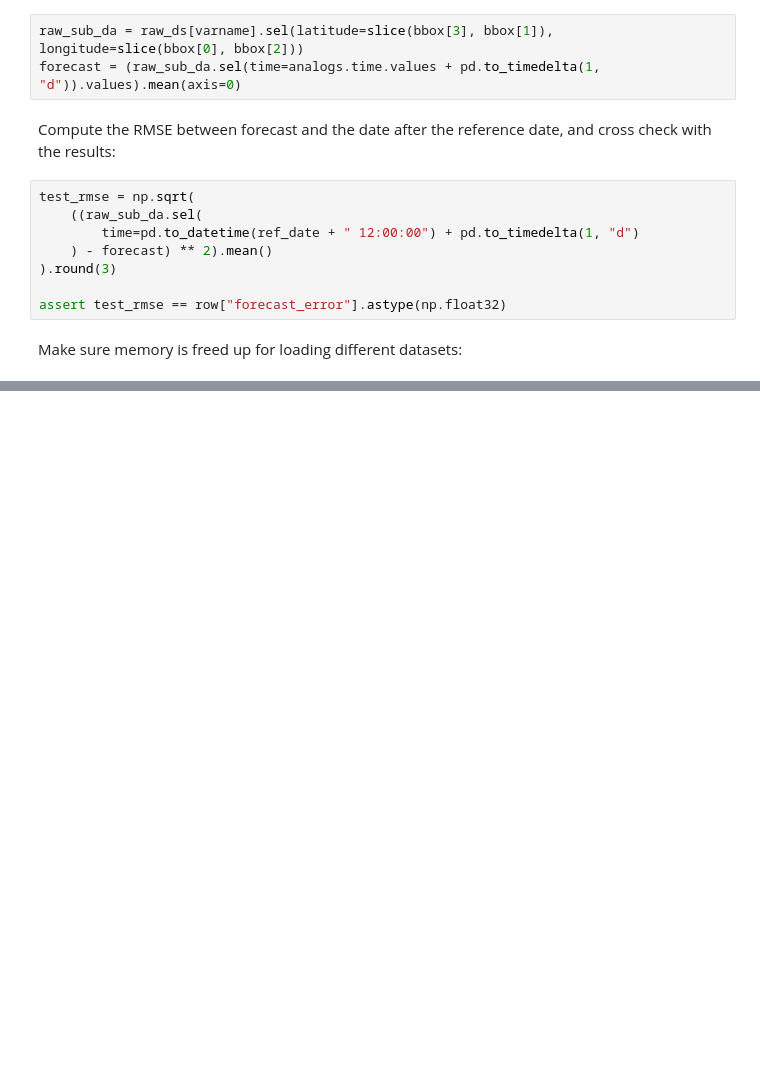
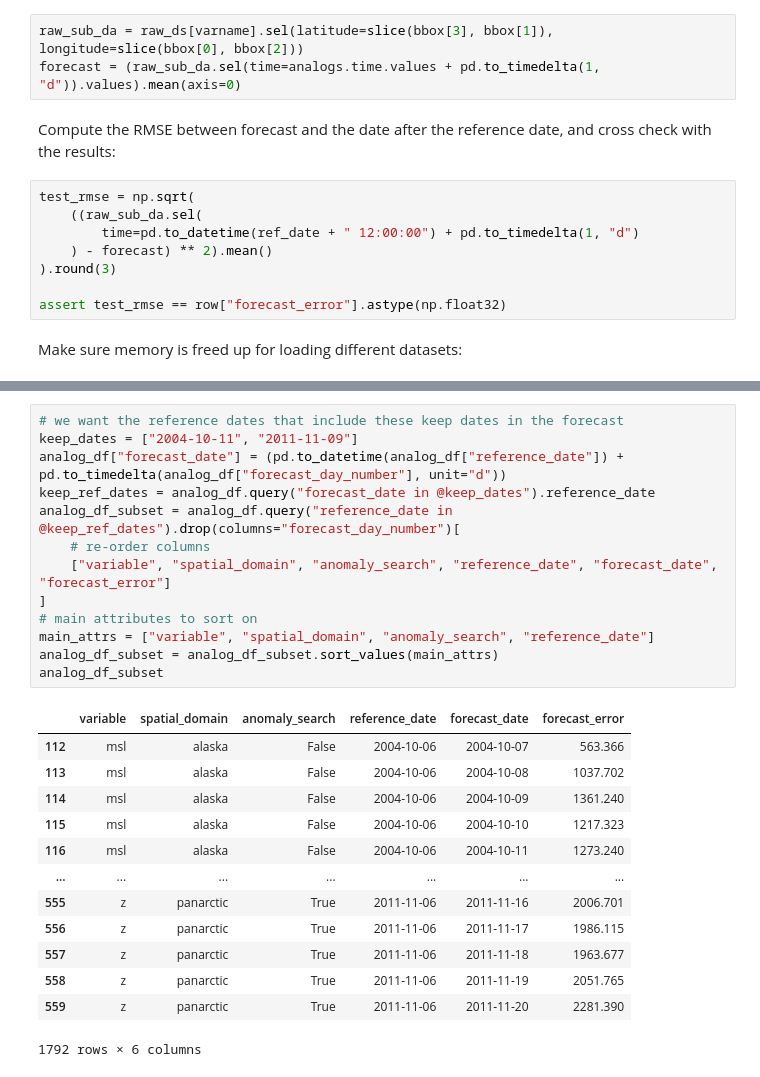
Before and after one commit to ua-snap/analog-forecast, a Jupyter notebook: skill_profiling/Nome_storm_dates_analysis.ipynb, the cells around one changed output, grey strips where cells are left out. Cells and saved outputs as stored; diff of their text form; blank space fills up the shorter version.

```diff
--- a/skill_profiling/Nome_storm_dates_analysis.ipynb
+++ b/skill_profiling/Nome_storm_dates_analysis.ipynb
@@ -144,0 +212,27 @@ end
+# %%
+# we want the reference dates that include these keep dates in the forecast
+keep_dates = ["2004-10-11", "2011-11-09"]
+analog_df["forecast_date"] = (pd.to_datetime(analog_df["reference_date"]) + pd.to_timedelta(analog_df["forecast_day_number"], unit="d"))
+keep_ref_dates = analog_df.query("forecast_date in @keep_dates").reference_date
+analog_df_subset = analog_df.query("reference_date in @keep_ref_dates").drop(columns="forecast_day_number")[
+    # re-order columns
+    ["variable", "spatial_domain", "anomaly_search", "reference_date", "forecast_date", "forecast_error"]
+]
+# main attributes to sort on
+main_attrs = ["variable", "spatial_domain", "anomaly_search", "reference_date"]
+analog_df_subset = analog_df_subset.sort_values(main_attrs)
+analog_df_subset
+# %% [output]
+|  | variable | spatial_domain | anomaly_search | reference_date | forecast_date | forecast_error |
+| 112 | msl | alaska | False | 2004-10-06 | 2004-10-07 | 563.366 |
+| 113 | msl | alaska | False | 2004-10-06 | 2004-10-08 | 1037.702 |
+| 114 | msl | alaska | False | 2004-10-06 | 2004-10-09 | 1361.240 |
+| 115 | msl | alaska | False | 2004-10-06 | 2004-10-10 | 1217.323 |
+| 116 | msl | alaska | False | 2004-10-06 | 2004-10-11 | 1273.240 |
+| ... | ... | ... | ... | ... | ... | ... |
+| 555 | z | panarctic | True | 2011-11-06 | 2011-11-16 | 2006.701 |
+| 556 | z | panarctic | True | 2011-11-06 | 2011-11-17 | 1986.115 |
+| 557 | z | panarctic | True | 2011-11-06 | 2011-11-18 | 1963.677 |
+| 558 | z | panarctic | True | 2011-11-06 | 2011-11-19 | 2051.765 |
+| 559 | z | panarctic | True | 2011-11-06 | 2011-11-20 | 2281.390 |
+1792 rows × 6 columns
```
Also changed, not shown: parts of 39 cells of this notebook, 2 other files.
